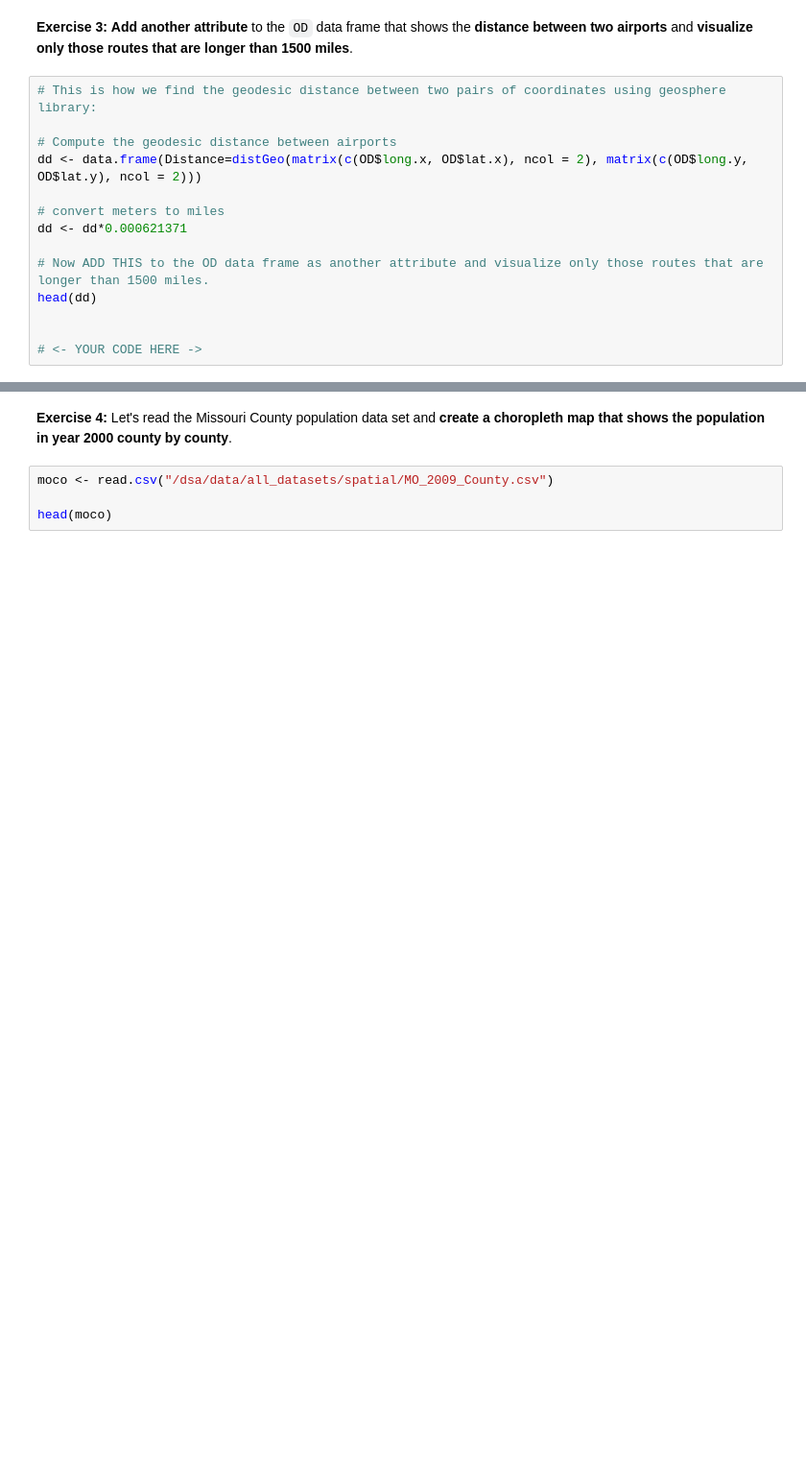
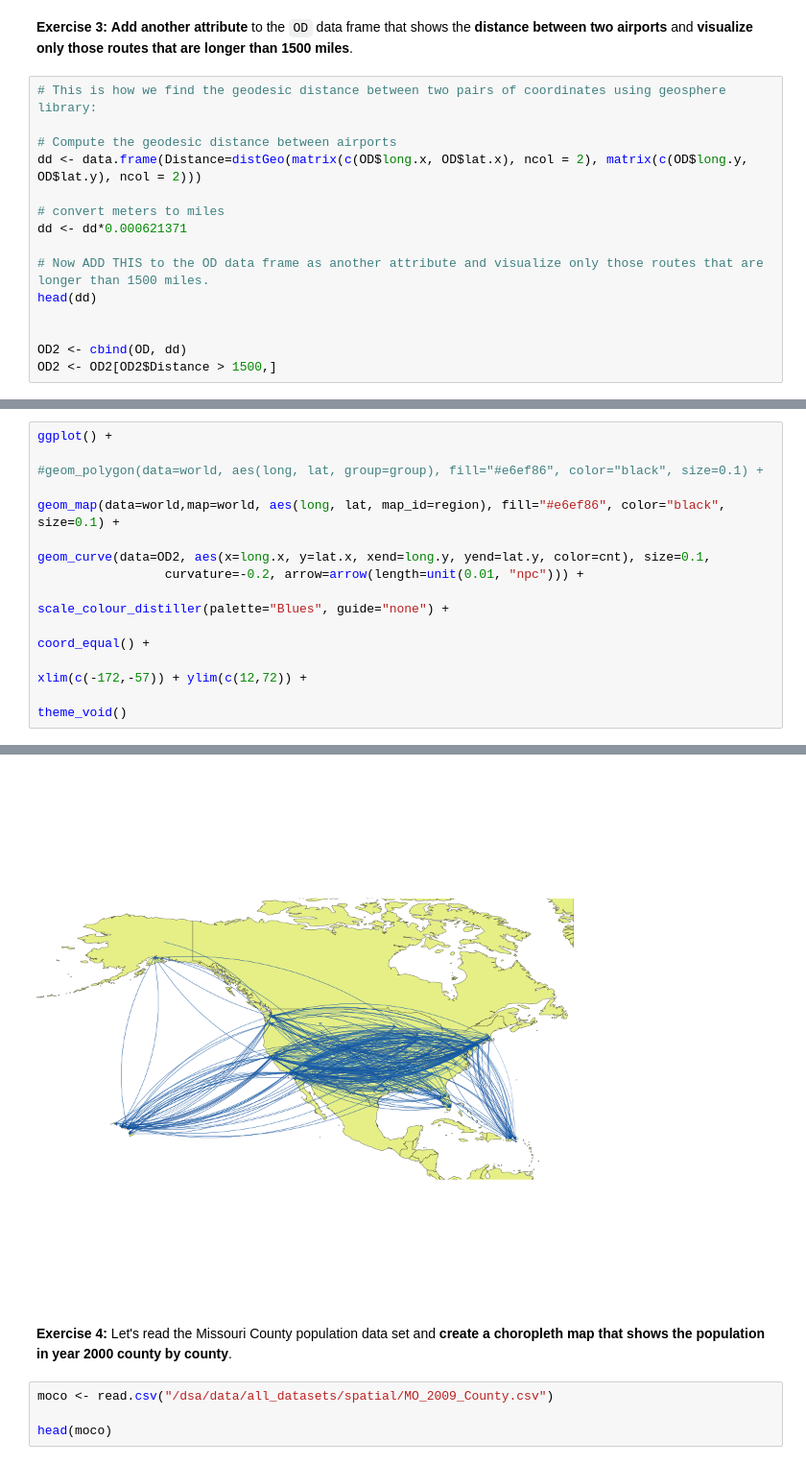
Before and after one commit to BlakeBigG/Big_Data_Visualization_MS, a Jupyter notebook: modules/module6/exercises/L6_Exercise.ipynb, the cells around one changed output, grey strips where cells are left out. Shown at 96% size. Cells and saved outputs as stored; diff of their text form; blank space fills up the shorter version.

```diff
--- a/modules/module6/exercises/L6_Exercise.ipynb
+++ b/modules/module6/exercises/L6_Exercise.ipynb
@@ -107,4 +180,5 @@ dd <- dd*0.000621371
 head(dd)
 
 
-# <- YOUR CODE HERE ->
+OD2 <- cbind(OD, dd)
+OD2 <- OD2[OD2$Distance > 1500,]
@@ -110,0 +195,18 @@ head(dd)
+# %%
+ggplot() +
+
+#geom_polygon(data=world, aes(long, lat, group=group), fill="#e6ef86", color="black", size=0.1) +
+
+geom_map(data=world,map=world, aes(long, lat, map_id=region), fill="#e6ef86", color="black", size=0.1) +
+
+geom_curve(data=OD2, aes(x=long.x, y=lat.x, xend=long.y, yend=lat.y, color=cnt), size=0.1,
+                 curvature=-0.2, arrow=arrow(length=unit(0.01, "npc"))) +
+
+scale_colour_distiller(palette="Blues", guide="none") +
+
+coord_equal() +
+
+xlim(c(-172,-57)) + ylim(c(12,72)) +
+
+theme_void()
+# %% [output]
@@ -111,3 +216,4 @@ head(dd)
+[figure, added]
 # %% [markdown]
 **Exercise 4:** Let's read the Missouri County population data set and **create a choropleth map that shows the population in year 2000 county by county**.
 # %%
```
Also changed, not shown: parts of 18 cells of this notebook, 5 other files.
